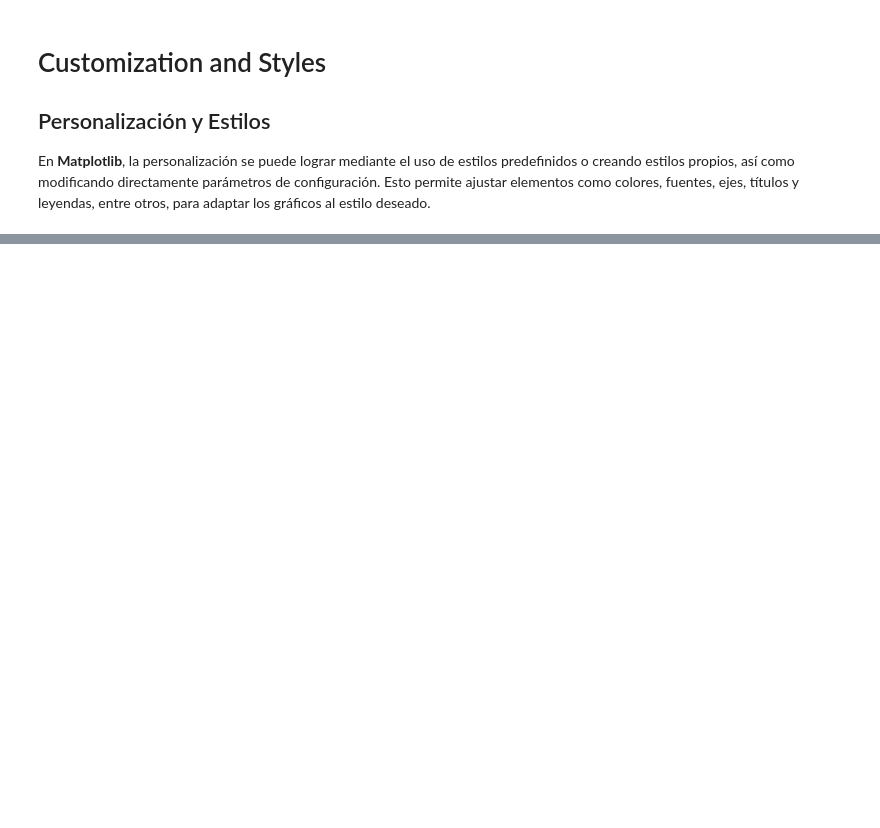
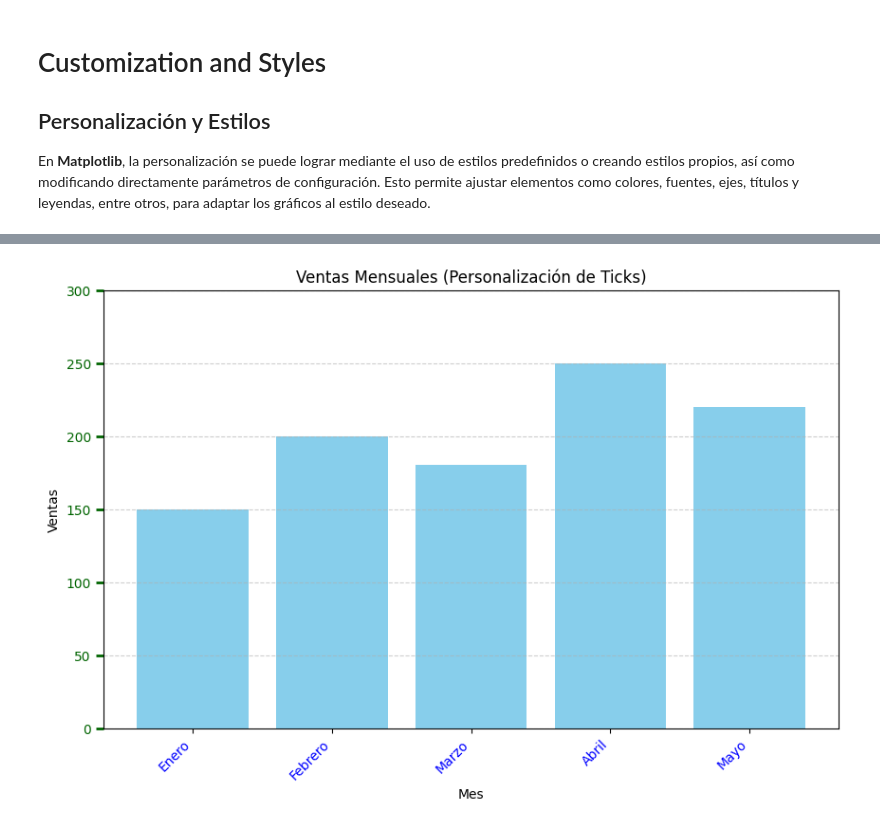
Before and after one commit to ayorick23/python-data-science-cheat-sheet, a Jupyter notebook: 03_matplotlib/03_customization_and_styles.ipynb, the cells around one changed output, grey strips where cells are left out. Cells and saved outputs as stored; diff of their text form; code cells hidden in the pictures; blank space fills up the shorter version.

```diff
--- a/03_matplotlib/03_customization_and_styles.ipynb
+++ b/03_matplotlib/03_customization_and_styles.ipynb
@@ -64,0 +115,30 @@ plt.show()
+# %%
+#Datos de ejemplo
+meses = ['Enero', 'Febrero', 'Marzo', 'Abril', 'Mayo']
+ventas = [150, 200, 180, 250, 220]
+x_pos = np.arange(len(meses))
+
+plt.figure(figsize=(10, 6))
+
+plt.bar(x_pos, ventas, color='skyblue')
+
+#Establecer la ubicación de los ticks X
+plt.xticks(x_pos)
+
+#Establecer las etiquetas personalizadas para los ticks X y rotarlas
+plt.gca().set_xticklabels(meses, rotation=45, ha='right') #'ha' es horizontal alignment
+
+#Personalizar los ticks del eje Y
+plt.yticks(np.arange(0, 301, 50)) # Ticks cada 50 unidades
+
+#Personalizar el color y tamaño de los ticks y etiquetas
+plt.tick_params(axis='y', colors='darkgreen', length=6, width=2)
+plt.tick_params(axis='x', labelcolor='blue', labelsize=10)
+
+plt.title('Ventas Mensuales (Personalización de Ticks)')
+plt.xlabel('Mes')
+plt.ylabel('Ventas')
+plt.grid(axis='y', linestyle='--', alpha=0.6)
+plt.show()
+# %% [output]
+[figure, added]
```
Also changed, not shown: parts of 17 cells of this notebook, 5 other files.
